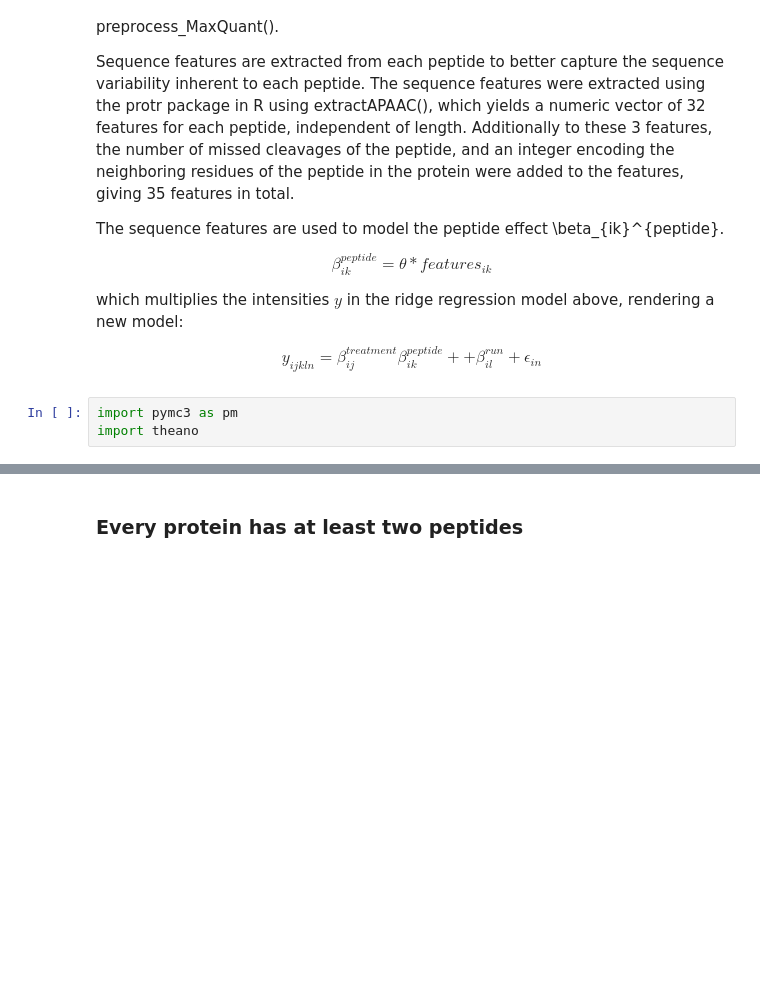
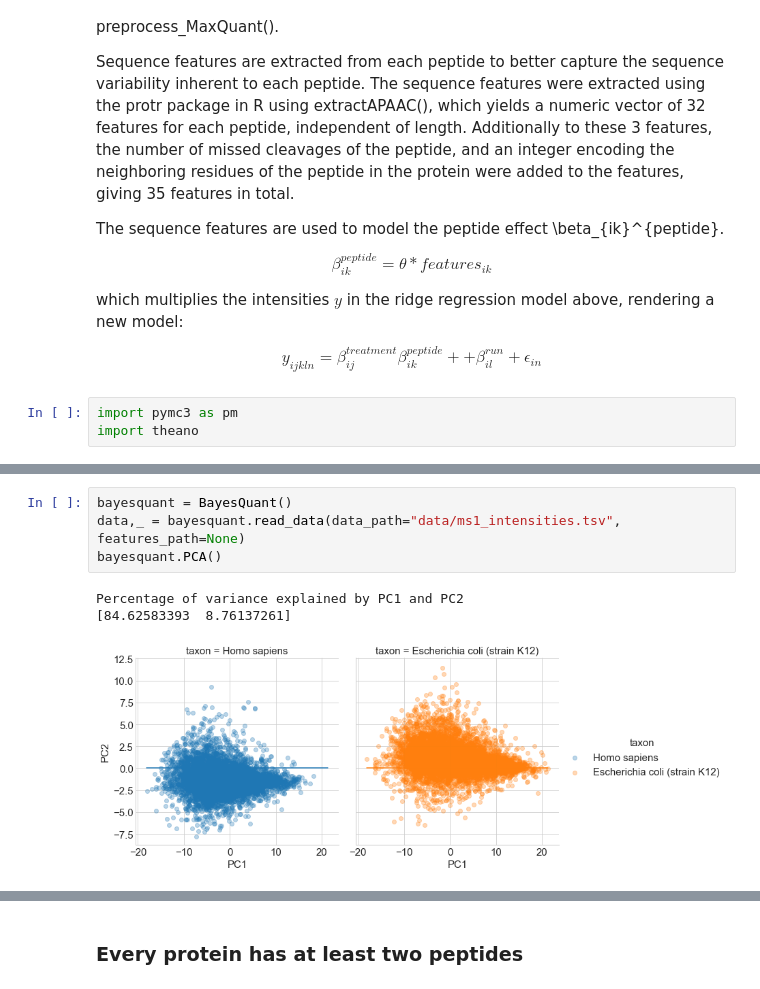
Before and after one commit to antortjim/Thesis-Code, a Jupyter notebook: model/Model.ipynb, the cells around one changed output, grey strips where cells are left out. Saved outputs shown, nothing was run; the diff lists cells and outputs as text; blank space fills up the shorter version.

```diff
--- a/model/Model.ipynb
+++ b/model/Model.ipynb
@@ -294,3 +361,11 @@ y=np.mean(data[["L1","L2","L3"]].values, axis=1)
+# %%
+bayesquant = BayesQuant()
+data,_ = bayesquant.read_data(data_path="data/ms1_intensities.tsv", features_path=None)
+bayesquant.PCA()
+# %% [output]
+Percentage of variance explained by PC1 and PC2
+[84.62583393  8.76137261]
+[figure, added]
 # %%
 from numpy.linalg import norm
 p1 = np.array([0,0])
```
Also changed, not shown: parts of 53 cells of this notebook, 13 other files.
